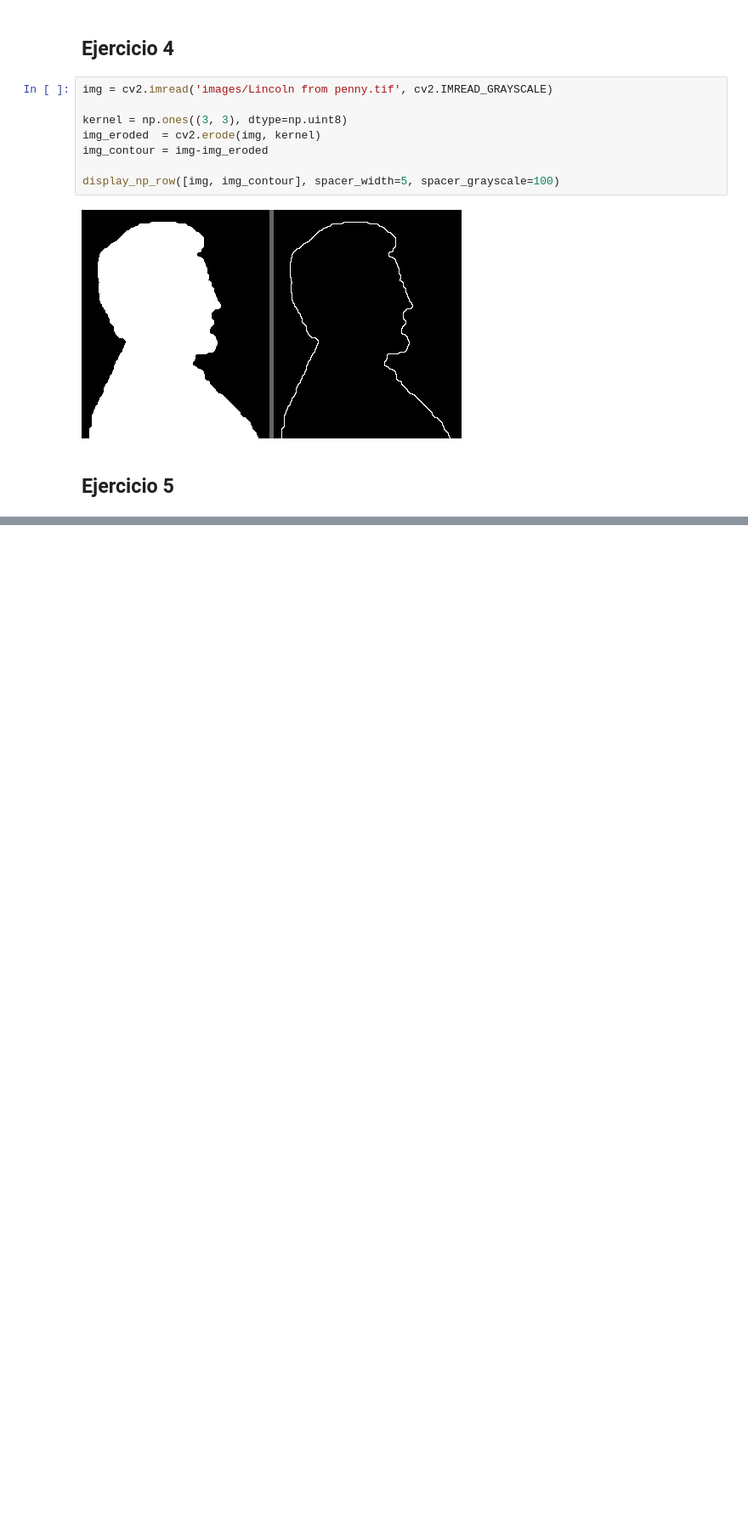
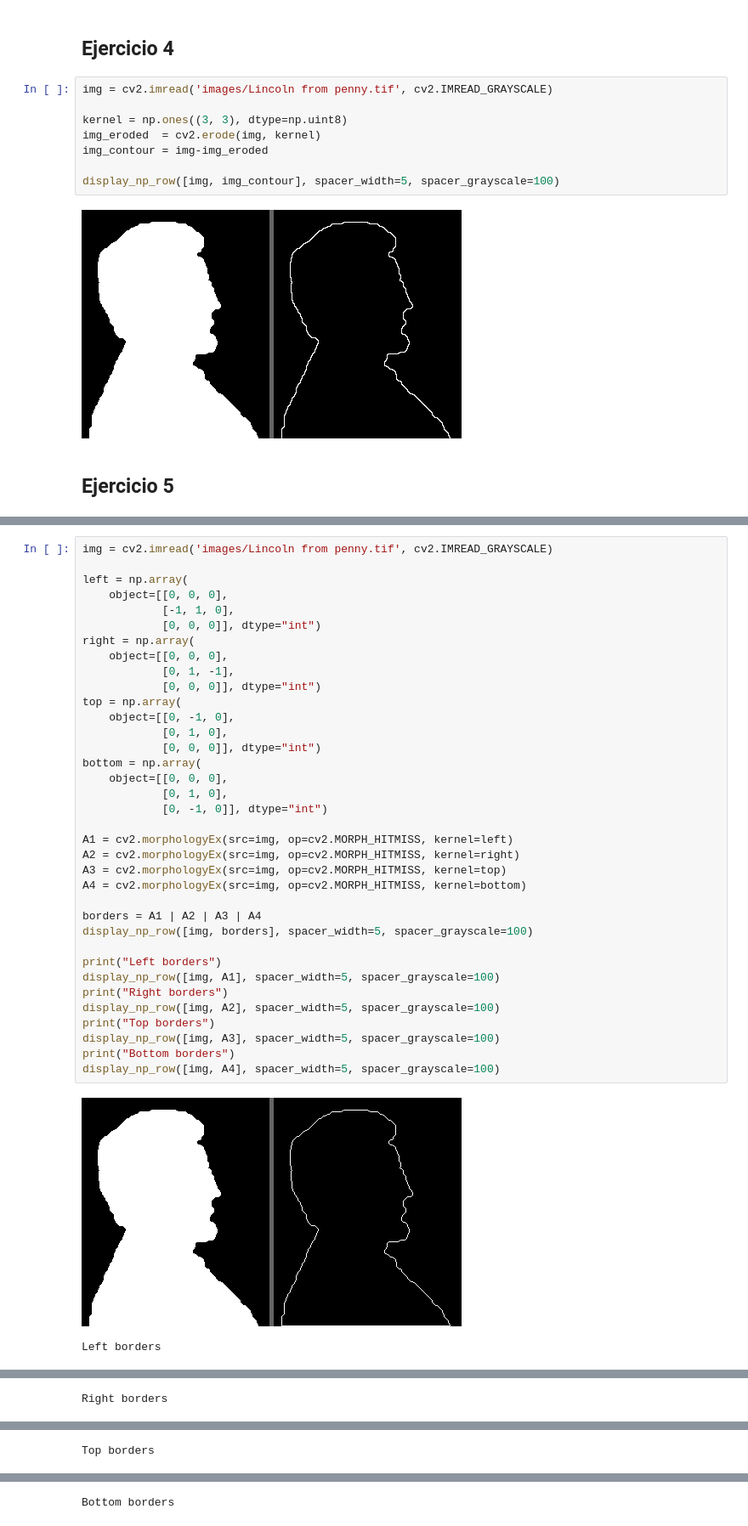
Before and after one commit to pabgonzalez/Digital-Image-Processing, a Jupyter notebook: TP7 - Morfología/TP7.ipynb, the cells around one changed output, grey strips where cells are left out. Shown at 85% size. Saved outputs shown, nothing was run; the diff lists cells and outputs as text; blank space fills up the shorter version.

```diff
--- a/TP7 - Morfología/TP7.ipynb
+++ b/TP7 - Morfología/TP7.ipynb
@@ -94,0 +205,39 @@ display_np_row([img, img_contour], spacer_width=5, spacer_grayscale=100)
+# %%
+img = cv2.imread('images/Lincoln from penny.tif', cv2.IMREAD_GRAYSCALE)
+
+left = np.array(
+    object=[[0, 0, 0],
+            [-1, 1, 0],
+            [0, 0, 0]], dtype="int")
+right = np.array(
+    object=[[0, 0, 0],
+            [0, 1, -1],
+            [0, 0, 0]], dtype="int")
+top = np.array(
+    object=[[0, -1, 0],
+            [0, 1, 0],
+            [0, 0, 0]], dtype="int")
+bottom = np.array(
+    object=[[0, 0, 0],
+            [0, 1, 0],
+            [0, -1, 0]], dtype="int")
+
+A1 = cv2.morphologyEx(src=img, op=cv2.MORPH_HITMISS, kernel=left)
+A2 = cv2.morphologyEx(src=img, op=cv2.MORPH_HITMISS, kernel=right)
+A3 = cv2.morphologyEx(src=img, op=cv2.MORPH_HITMISS, kernel=top)
+A4 = cv2.morphologyEx(src=img, op=cv2.MORPH_HITMISS, kernel=bottom)
+
+borders = A1 | A2 | A3 | A4
+display_np_row([img, borders], spacer_width=5, spacer_grayscale=100)
+
+print("Left borders")
+display_np_row([img, A1], spacer_width=5, spacer_grayscale=100)
+print("Right borders")
+display_np_row([img, A2], spacer_width=5, spacer_grayscale=100)
+print("Top borders")
+display_np_row([img, A3], spacer_width=5, spacer_grayscale=100)
+print("Bottom borders")
+display_np_row([img, A4], spacer_width=5, spacer_grayscale=100)
+# %% [output]
+[figure, added]
+Left borders
@@ -94,0 +245 @@ display_np_row([img, img_contour], spacer_width=5, spacer_grayscale=100)
+Right borders
@@ -94,0 +247 @@ display_np_row([img, img_contour], spacer_width=5, spacer_grayscale=100)
+Top borders
@@ -94,0 +249 @@ display_np_row([img, img_contour], spacer_width=5, spacer_grayscale=100)
+Bottom borders
```
Also changed, not shown: parts of 12 cells of this notebook, 1 other file.
